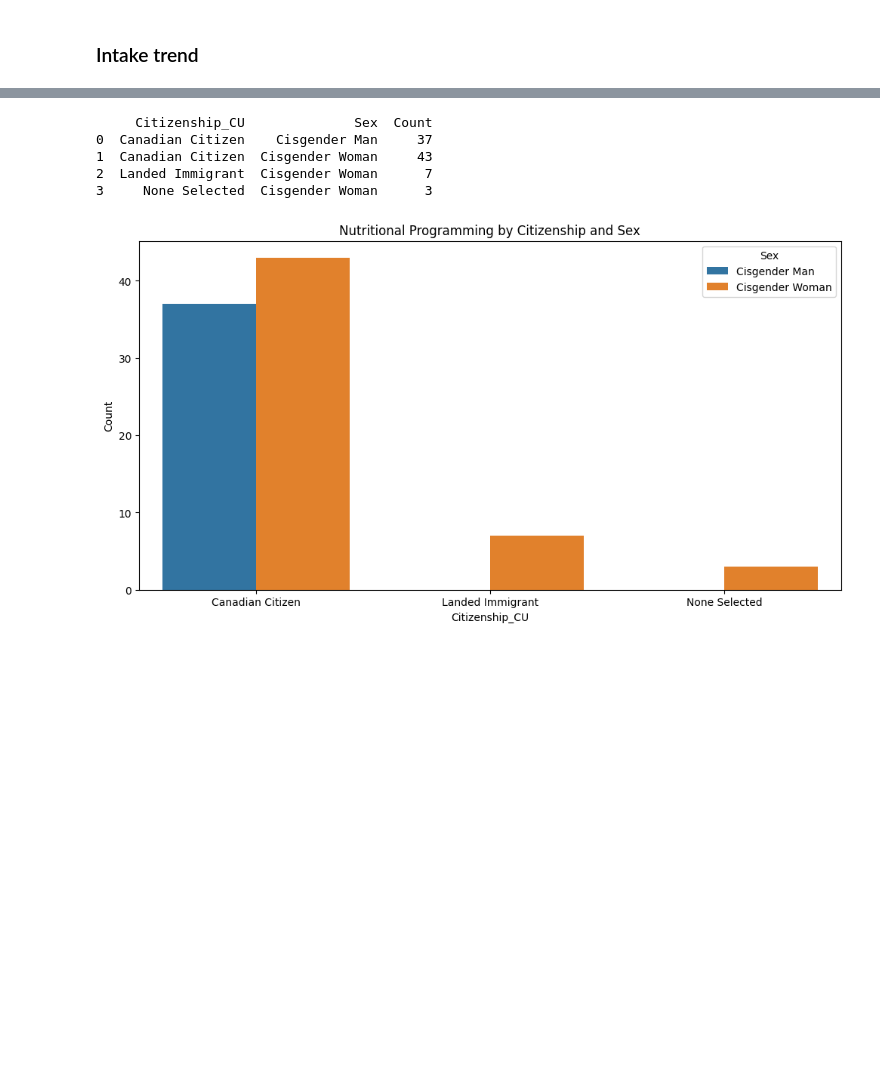
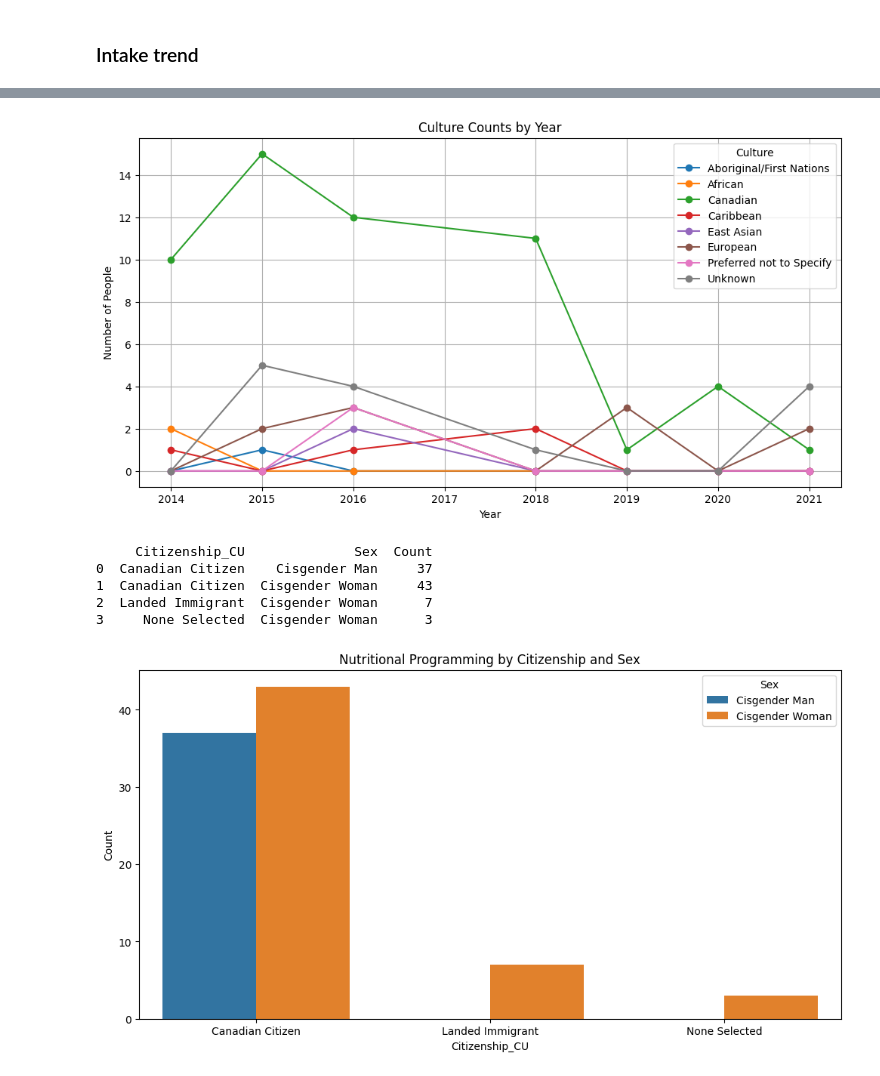
Before and after one commit to pheaktralean/ConcordIA, a Jupyter notebook: food_security_forecasting/food_security.ipynb, the cells around one changed output, grey strips where cells are left out. Drawn from its saved outputs; the diff is of its cells as text; code cells hidden in the pictures; blank space fills up the shorter version.

```diff
--- a/food_security_forecasting/food_security.ipynb
+++ b/food_security_forecasting/food_security.ipynb
@@ -133,3 +177,18 @@ memory usage: 12.1+ KB
+# %%
+df_subscriptions_count = df_intake.groupby(['Year', 'Culture_CU']).size().unstack(fill_value=0)
+
+plt.figure(figsize=(12, 6))
+for culture in df_subscriptions_count.columns:
+    plt.plot(df_subscriptions_count.index, df_subscriptions_count[culture], marker='o', label=culture)
+
+plt.xlabel('Year')
+plt.ylabel('Number of People')
+plt.title('Culture Counts by Year')
+plt.legend(title='Culture')
+plt.grid(True)
+plt.show()
+# %% [output]
+[figure, added]
 # %%
 grouped_sex_citizen = df_intake.groupby(['Citizenship_CU', 'Sex']).size().reset_index(name='Count')
 print(grouped_sex_citizen)
```
Also changed, not shown: parts of 8 cells of this notebook.
